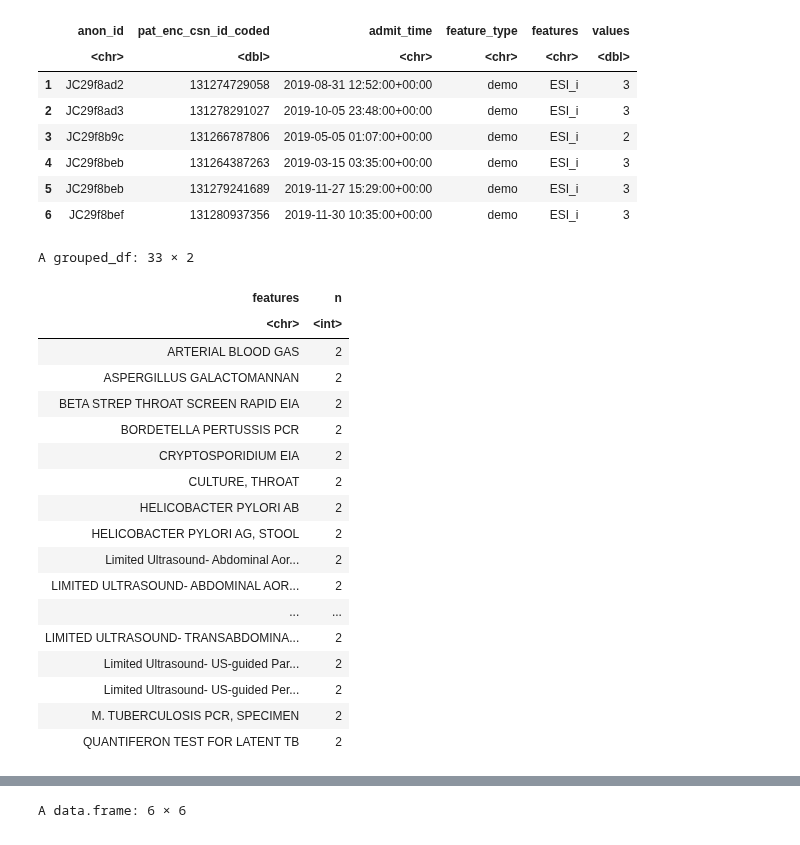
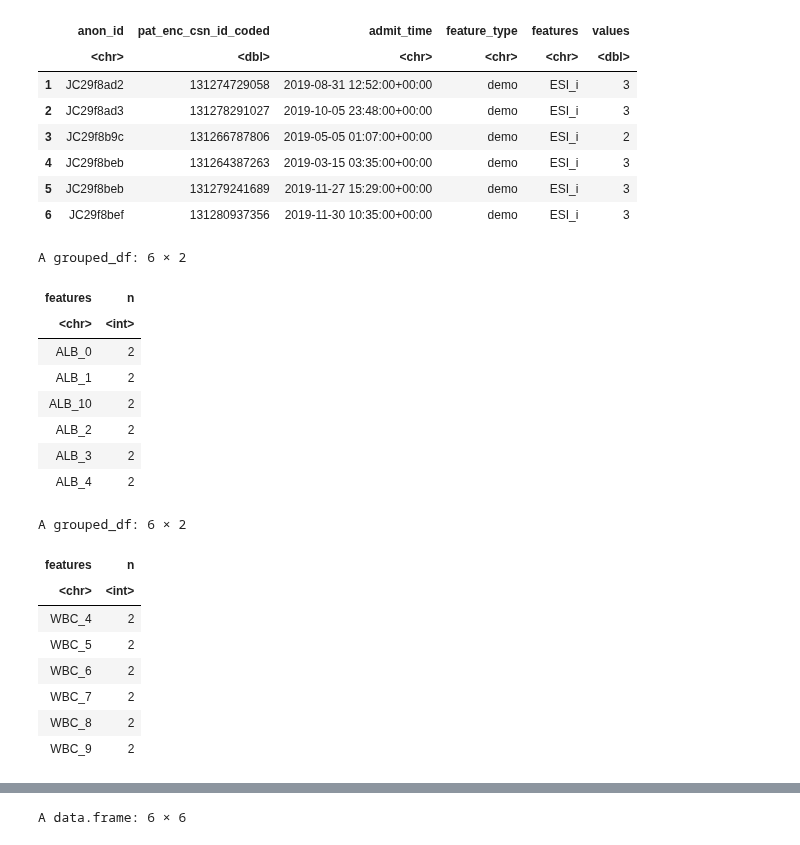
Before and after one commit to Minh084/TDA, a Jupyter notebook: 2_features/2.9_features_order_counts.ipynb, the cells around one changed output, grey strips where cells are left out. Saved outputs shown, nothing was run; the diff lists cells and outputs as text; code cells hidden in the pictures.

```diff
--- a/2_features/2.9_features_order_counts.ipynb
+++ b/2_features/2.9_features_order_counts.ipynb
@@ -134,9 +130,9 @@ nrow(train %>% filter(feature_type != 'demo')) # 1240798 (check against 2.8_feat
 # %%
-# read in binned labs and vitals
-binned_labs_vitals <- read.csv(file.path(featuredir, '2_8_binned_labs_vitals.csv'))
-nrow(binned_labs_vitals) # 1825075
-length(unique(binned_labs_vitals$pat_enc_csn_id_coded))
-binned_labs_vitals %>% group_by(feature_type) %>% count()
+# read in train_binned labs and vitals
+trainbinned_labs_vitals <- read.csv(file.path(featuredir, '2_8_binned_labs_vitals_train.csv'))
+nrow(trainbinned_labs_vitals) # 1825075
+length(unique(trainbinned_labs_vitals$pat_enc_csn_id_coded))
+trainbinned_labs_vitals %>% group_by(feature_type) %>% count()
 # %% [output]
 [1] 1825075
 [1] 41366
@@ -159,0 +144,6 @@ A data.frame: 6 × 6
+# %%
+# read in test_binned labs and vitals
+testbinned_labs_vitals <- read.csv(file.path(featuredir, '2_8_binned_labs_vitals_test.csv'))
+nrow(testbinned_labs_vitals) # 1827530
+length(unique(testbinned_labs_vitals$pat_enc_csn_id_coded))
+testbinned_labs_vitals %>% group_by(feature_type) %>% count()
@@ -176,8 +201,8 @@ numeric(0)
 # %%
 # combine all features for the complex data set, remove time column since demo doesn't have it
-features_all <- bind_rows(demos, binned_labs_vitals, orders_micro)
-nrow(features_all) # 7555753
+features_all <- bind_rows(demos, trainbinned_labs_vitals, testbinned_labs_vitals, orders_micro)
+nrow(features_all) # 10086505 (this include both train and test)
 length(unique(features_all$pat_enc_csn_id_coded))
-length(unique(features_all$features)) #42201, actually 42234 is the correct number of features (as some have 2 feature_types)
+length(unique(features_all$features)) #42201 vs 42207 (train vs testbin), actually 42234 is the correct number of features (as some have 2 feature_types)
 features_all %>% group_by(feature_type) %>% count(sort=TRUE)
 # %% [output]
@@ -211,27 +238,27 @@ A data.frame: 6 × 6
 # %%
 n2 <- features_all %>% select(feature_type, features) %>% distinct() %>%
         group_by(features) %>% count(sort=TRUE) %>% filter(n==2)
-n2
+head(n2)
+tail(n2)
 # %% [output]
-A grouped_df: 33 × 2
+A grouped_df: 6 × 2
 | features | n |
 | <chr> | <int> |
-| ARTERIAL BLOOD GAS | 2 |
-| ASPERGILLUS GALACTOMANNAN | 2 |
-| BETA STREP THROAT SCREEN RAPID EIA | 2 |
-| BORDETELLA PERTUSSIS PCR | 2 |
-| CRYPTOSPORIDIUM EIA | 2 |
-| CULTURE, THROAT | 2 |
-| HELICOBACTER PYLORI AB | 2 |
-| HELICOBACTER PYLORI AG, STOOL | 2 |
-| Limited Ultrasound- Abdominal Aor... | 2 |
-| LIMITED ULTRASOUND- ABDOMINAL AOR... | 2 |
-| ... | ... |
-| LIMITED ULTRASOUND- TRANSABDOMINA... | 2 |
-| Limited Ultrasound- US-guided Par... | 2 |
-| Limited Ultrasound- US-guided Per... | 2 |
-| M. TUBERCULOSIS PCR, SPECIMEN | 2 |
-| QUANTIFERON TEST FOR LATENT TB | 2 |
+| ALB_0 | 2 |
+| ALB_1 | 2 |
+| ALB_10 | 2 |
+| ALB_2 | 2 |
+| ALB_3 | 2 |
+| ALB_4 | 2 |
+A grouped_df: 6 × 2
+| features | n |
+| <chr> | <int> |
+| WBC_4 | 2 |
+| WBC_5 | 2 |
+| WBC_6 | 2 |
+| WBC_7 | 2 |
+| WBC_8 | 2 |
+| WBC_9 | 2 |
 # %%
 features_all %>% filter(features %in% n2$features) %>% group_by(features, feature_type) %>% count()
 # %% [output]
```
Also changed, not shown: parts of 18 cells of this notebook, 7 other files.
